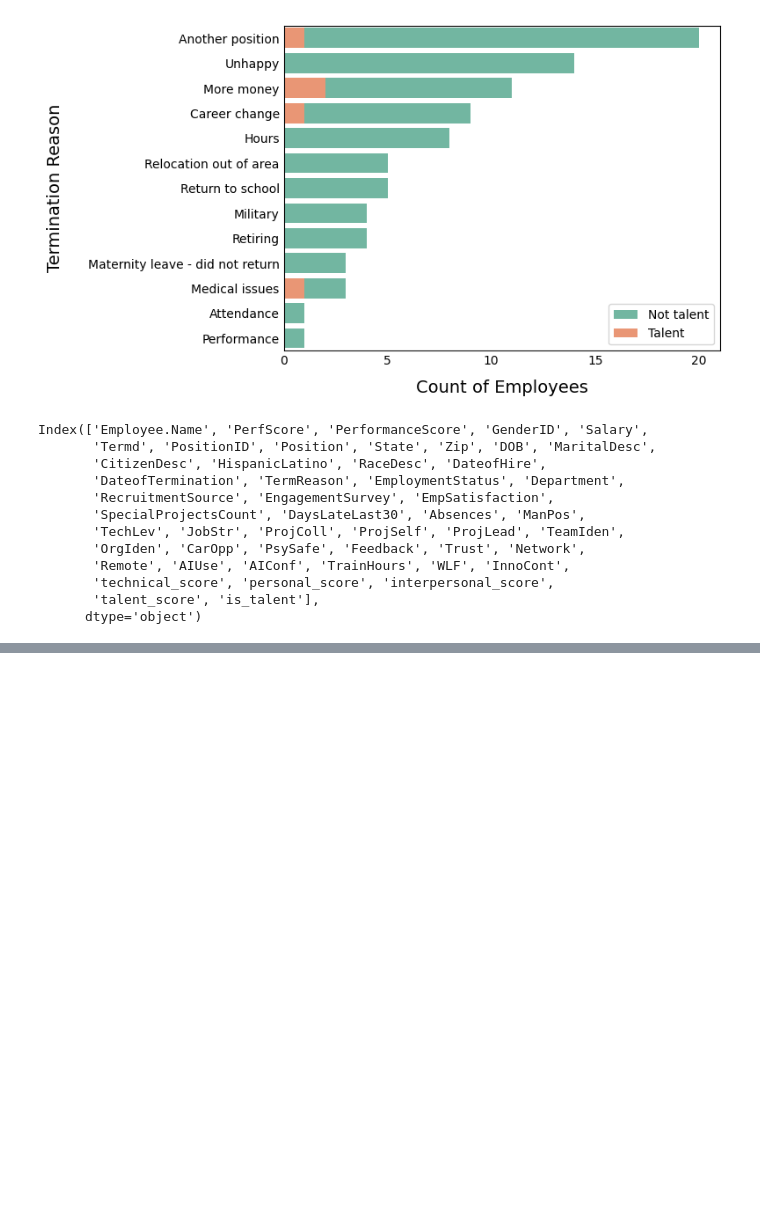
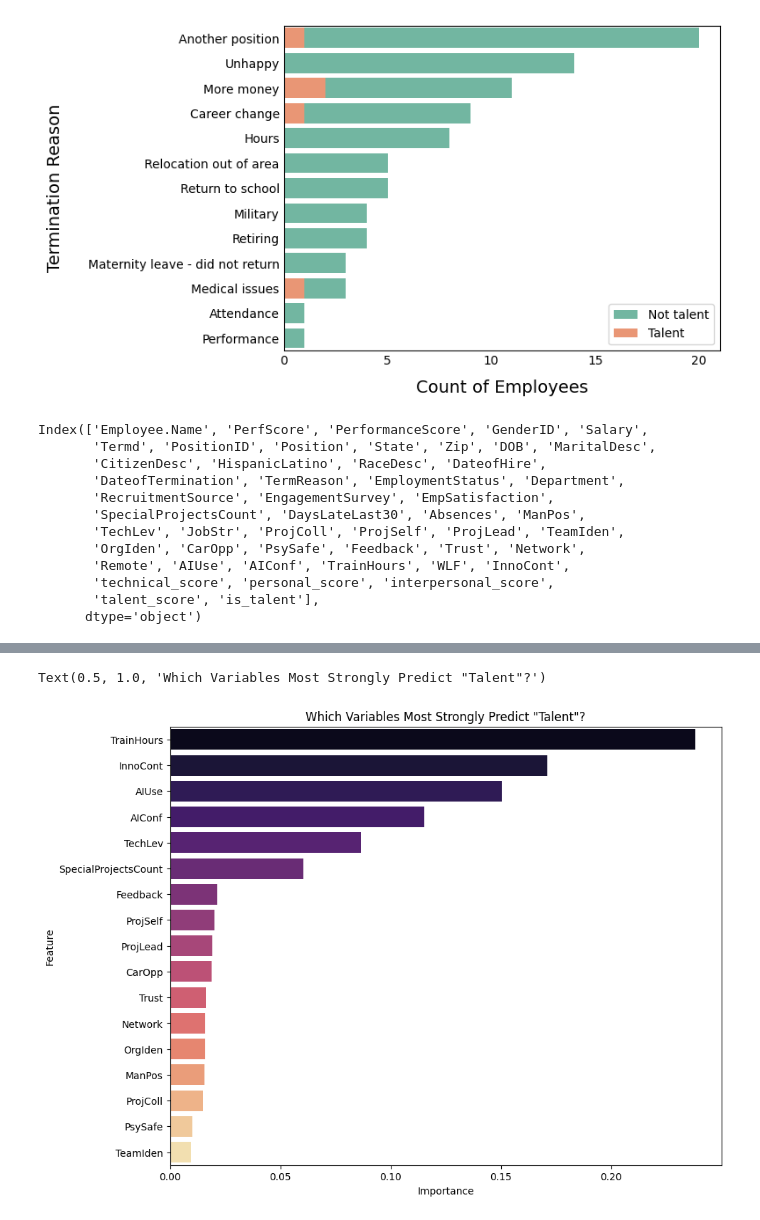
Before and after one commit to DovydasVe/HR_analytics_protecting_talent, a Jupyter notebook: Turnover_analysis.ipynb, the cells around one changed output, grey strips where cells are left out. Saved outputs shown, nothing was run; the diff lists cells and outputs as text; code cells hidden in the pictures; blank space fills up the shorter version.

Commit message:
random forest pipeline on statistically significant variables

```diff
--- a/Turnover_analysis.ipynb
+++ b/Turnover_analysis.ipynb
@@ -141,10 +54,14 @@ Test:     {0: 0.7936507936507936, 1: 0.20634920634920634}
 # %%
 import pandas as pd
+import matplotlib.pyplot as plt
+import seaborn as sns
 from sklearn.model_selection import train_test_split
 from sklearn.ensemble import RandomForestClassifier
-from sklearn.metrics import classification_report
+from sklearn.metrics import classification_report, accuracy_score, confusion_matrix
+from sklearn.pipeline import Pipeline
+from sklearn.impute import SimpleImputer
 
-# 1. Define the features
+# 1. Define features exactly as shown in your image
 features = [
     'CarOpp', 'OrgIden', 'ProjSelf', 'Trust', 'ProjColl',
     'TeamIden', 'ProjLead', 'AIConf', 'PsySafe', 'Feedback',
@@ -152,44 +69,65 @@ features = [
     'ManPos', 'InnoCont', 'TrainHours'
 ]
 
-# 2. Prepare Data
-X = df[features]
+# 2. Data Preparation
+# Target: is_talent | Features: The list above
+X = pd.get_dummies(df[features], drop_first=True)
 y = df['is_talent']
 
-# Preprocessing
-X = pd.get_dummies(X, drop_first=True)
-X = X.fillna(X.median())
-
 # 3. Stratified Split
-# Adding 'stratify=y' ensures the class proportions are preserved
+# This keeps the 'Talent' % identical in both Train and Test sets
 X_train, X_test, y_train, y_test = train_test_split(
     X, y,
     test_size=0.2,
     random_state=42,
-    stratify=y  # <--- This is the key change
+    stratify=y
 )
 
-# 4. Train Model
-rf_model = RandomForestClassifier(n_estimators=100, random_state=42)
-rf_model.fit(X_train, y_train)
+# 4. Build the Improved Pipeline
+# 'SimpleImputer' fills missing values using medians from the training set
+# 'RandomForestClassifier' uses balanced weights to handle the rare talent class
+model_pipeline = Pipeline([
+    ('imputer', SimpleImputer(strategy='median')),
+    ('classifier', RandomForestClassifier(
+        n_estimators=100,
+        max_depth=6,             # Stops the model from 'overfitting' (memorizing)
+        class_weight='balanced', # Forces model to pay attention to 'Talent' group
+        random_state=42
+    ))
+])
 
-# 5. Output Feature Importances
+# 5. Train the Model
+model_pipeline.fit(X_train, y_train)
+
+# 6. Evaluate Performance
+y_train_pred = model_pipeline.predict(X_train)
+y_test_pred = model_pipeline.predict(X_test)
+
+# Extracting Feature Importance for the "Coefficients" output
+importances = model_pipeline.named_steps['classifier'].feature_importances_
 importance_df = pd.DataFrame({
     'Feature': X.columns,
-    'Importance': rf_model.feature_importances_
+    'Importance': importances
 }).sort_values(by='Importance', ascending=False)
 
-print("--- Feature Importance ---")
-print(importance_df)
+# --- FINAL OUTPUTS ---
 
-# 6. Evaluate
-y_pred = rf_model.predict(X_test)
-print("\n--- Model Performance ---")
-print(classification_report(y_test, y_pred))
+print("### TOP PREDICTORS OF TALENT")
+print(importance_df.head(15))
 
-# Verification: Check proportions
-print("\n--- Class Proportions ---")
-print(f"Original: {y.value_counts(normalize=True).to_dict()}")
-print(f"Train:    {y_train.value_counts(normalize=True).to_dict()}")
-print(f"Test:     {y_test.value_counts(normalize=True).to_dict()}")
+print("\n### TEST SET CLASSIFICATION REPORT")
+print(classification_report(y_test, y_test_pred))
+
+# Check for Overfitting
+train_acc = accuracy_score(y_train, y_train_pred)
+test_acc = accuracy_score(y_test, y_test_pred)
+print(f"\nTraining Accuracy: {train_acc:.4f}")
+print(f"Testing Accuracy:  {test_acc:.4f}")
+print(f"Accuracy Gap:      {abs(train_acc - test_acc):.4f}")
+
+# 7. Visualization of Important Variables
+plt.figure(figsize=(10, 8))
+sns.barplot(x='Importance', y='Feature', data=importance_df, palette='magma')
+plt.title('Which Variables Most Strongly Predict "Talent"?')
+#plt.show()
 # %% [output]
@@ -212,0 +154,2 @@ Test:     {0: 0.7936507936507936, 1: 0.20634920634920634}
+Text(0.5, 1.0, 'Which Variables Most Strongly Predict "Talent"?')
+[figure, added]
```
Also changed, not shown: parts of 2 cells of this notebook, 1 other file.
